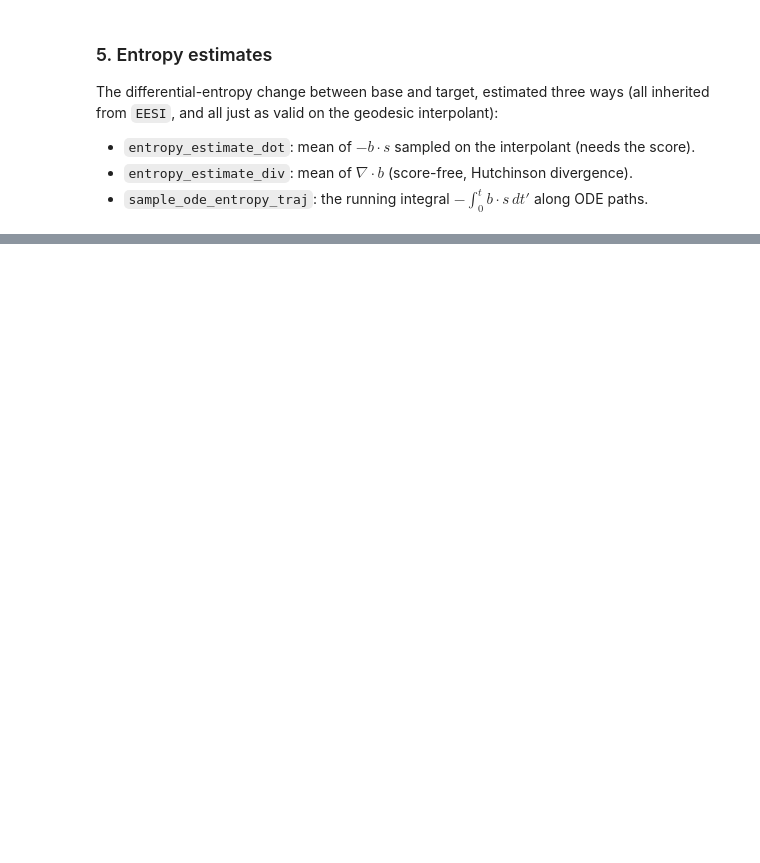
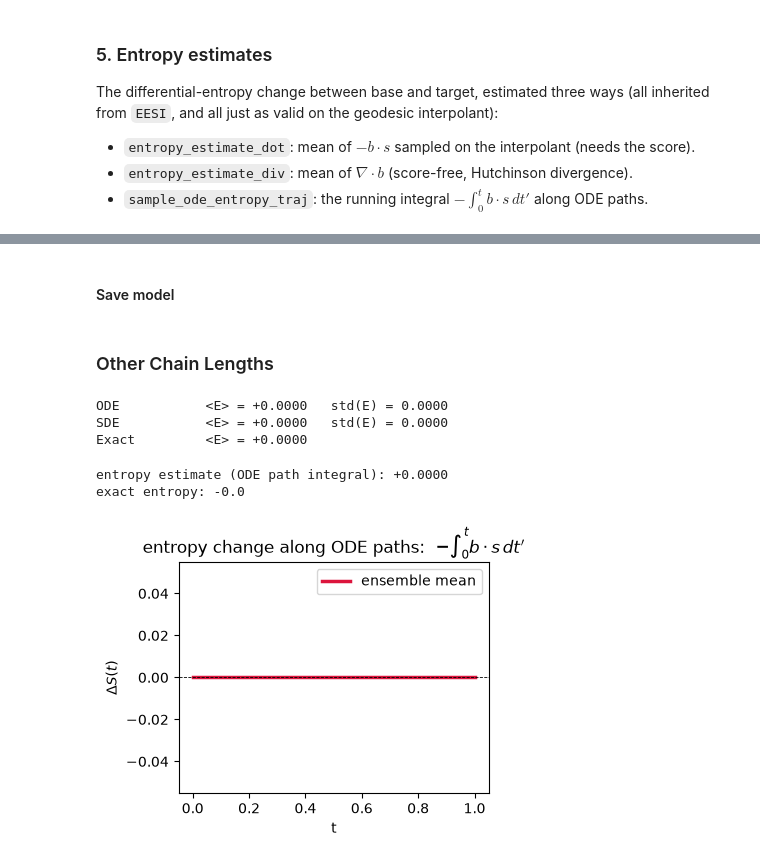
Before and after one commit to Rauscher-Group/eesi, a Jupyter notebook: experiments/XY_chain.ipynb, the cells around one changed output, grey strips where cells are left out. Cells and saved outputs as stored; diff of their text form; code cells hidden in the pictures; blank space fills up the shorter version.

```diff
--- a/experiments/XY_chain.ipynb
+++ b/experiments/XY_chain.ipynb
@@ -300,0 +360,2 @@ plt.show()
+# %% [markdown]
+#### Save model
@@ -300,0 +365,70 @@ plt.show()
+# %% [markdown]
+### Other Chain Lengths
+# %%
+
+N = 1            #
+J = 1.0          #
+
+model_N = xyEESI(
+    model.net_b, model.net_s,
+    d=N,
+    path="trig2",
+    gamma="sin2",
+    gamma_scale=0.5,
+).to(device)
+
+
+# --- base p_0: independent uniform angles on the circle (trivial to sample) ---
+def sample_base_N(B):
+    return torch.rand(B, N, device=device) * (2 * np.pi) - np.pi
+# %%
+torch.manual_seed(1)
+n_gen = 5000
+x0 = sample_base_N(n_gen)
+gen_ode = model_N.sample_ode(x0, n_steps=100)             # probability-flow ODE (drift only)
+gen_sde = model_N.sample_sde(x0, n_steps=100, eps=0.3)    # reverse-time SDE (drift + score)
+
+
+def wrap(a):
+    return (a + np.pi) % (2 * np.pi) - np.pi
+
+def dtheta(x):                       # wrapped nearest-neighbour angle differences
+    return wrap(x[:, 1:] - x[:, :-1]).reshape(-1).cpu().numpy()
+
+def chain_energy(x):                 # E = J * sum_i cos(dtheta_i)
+    return (J * torch.cos(wrap(x[:, 1:] - x[:, :-1])).sum(-1)).cpu().numpy()
+
+for x, lbl in [(gen_ode, "ODE"), (gen_sde, "SDE")]:
+    e = chain_energy(x)
+    print(f"{lbl:12s}  <E> = {e.mean():+.4f}   std(E) = {e.std():.4f}")
+
+lbl="Exact"
+dE = (N-1) * (-J*(iv(1,J)/iv(0,J)))
+print(f"{lbl:12s}  <E> = {dE.mean():+.4f}")
+# %% [output]
+ODE           <E> = +0.0000   std(E) = 0.0000
+SDE           <E> = +0.0000   std(E) = 0.0000
+Exact         <E> = +0.0000
+# %%
+
+# Running entropy change along many ODE paths.
+x0 = sample_base_N(5000)
+traj, ent_traj, ts = model_N.sample_ode_entropy_traj(x0, n_steps=100)
+ts_c, ent_c = ts.cpu().numpy(), ent_traj.cpu().numpy()
+print(f"entropy estimate (ODE path integral): {ent_c[-1].mean():+.4f}")
+dS = (N-1) * (np.log(iv(0,J))-J*(iv(1,J)/iv(0,J)))
+print(f"exact entropy: {dS}")
+
+
+fig, ax = plt.subplots(figsize=(4, 3))
+ax.plot(ts_c, ent_c[:, :500], c="steelblue", lw=0.4, alpha=0.1)
+ax.plot(ts_c, ent_c.mean(axis=1), c="crimson", lw=2.5, label="ensemble mean")
+ax.axhline(0.0, c="k", lw=0.6, ls="--")
+ax.set_xlabel("t"); ax.set_ylabel(r"$\Delta S(t)$")
+ax.set_title(r"entropy change along ODE paths:  $-\int_0^t b\cdot s\,dt'$")
+ax.legend()
+plt.show()
+# %% [output]
+entropy estimate (ODE path integral): +0.0000
+exact entropy: -0.0
+[figure, added]
```
Also changed, not shown: parts of 12 cells of this notebook, 15 other files.
